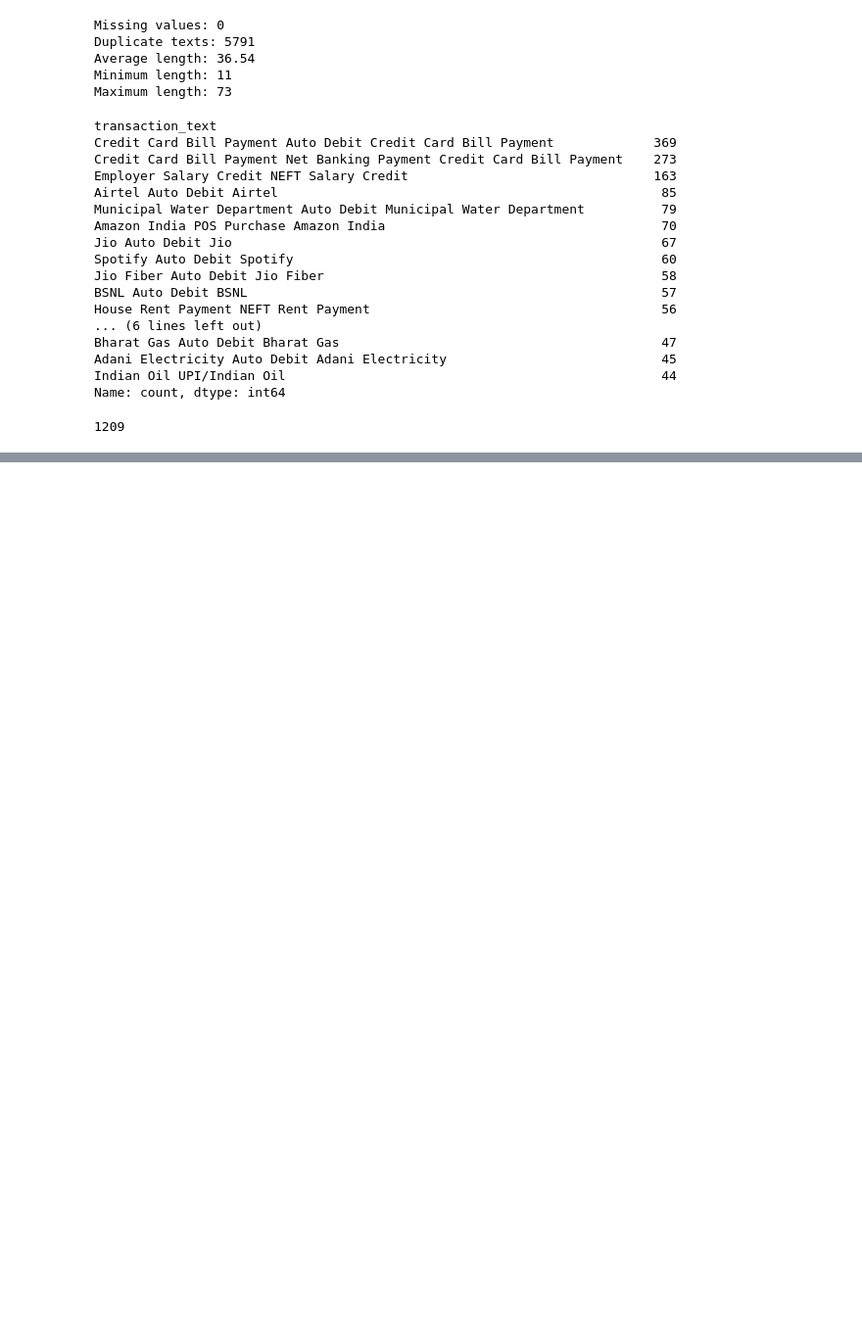
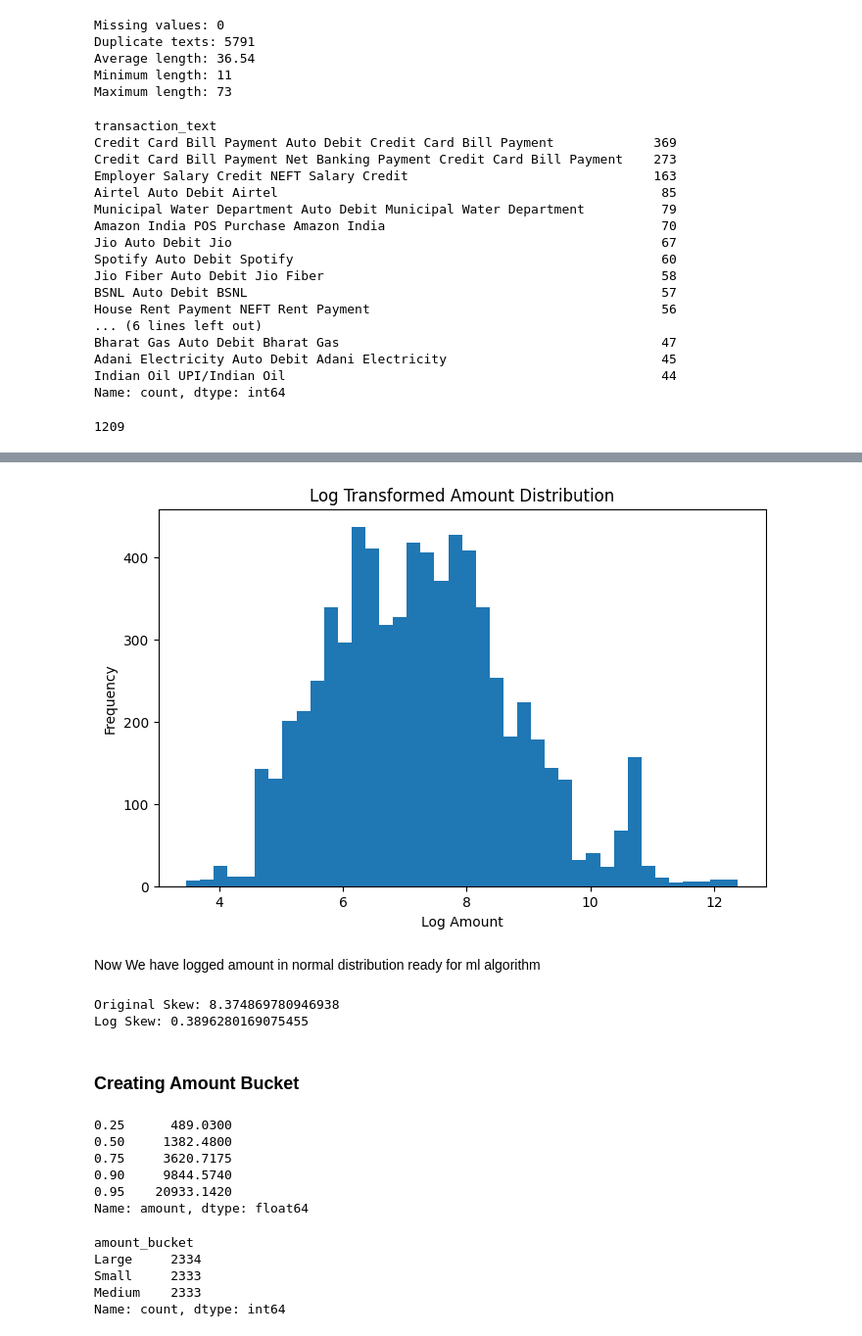
Before and after one commit to SatheMonika04/AI-Financial-Wellness-Coach, a Jupyter notebook: Feature_Engineering/feature_engineering_m.ipynb, the cells around one changed output, grey strips where cells are left out. Shown at 98% size. Cells and saved outputs as stored; diff of their text form; code cells hidden in the pictures; blank space fills up the shorter version.

```diff
--- a/Feature_Engineering/feature_engineering_m.ipynb
+++ b/Feature_Engineering/feature_engineering_m.ipynb
@@ -548,0 +604,28 @@ df["transaction_text"].nunique()
+# %%
+plt.figure(figsize=(8,5))
+plt.hist(df["amount_log"], bins=40)
+plt.title("Log Transformed Amount Distribution")
+plt.xlabel("Log Amount")
+plt.ylabel("Frequency")
+plt.show()
+# %% [output]
+[figure, added]
+# %% [markdown]
+Now We have logged amount in normal distribution ready for ml algorithm
+# %%
+print("Original Skew:", df["amount"].skew())
+print("Log Skew:", df["amount_log"].skew())
+# %% [output]
+Original Skew: 8.374869780946938
+Log Skew: 0.3896280169075455
+# %% [markdown]
+### Creating Amount Bucket
+# %%
+df['amount'].quantile([0.25 , 0.50 , 0.75 , 0.90 , 0.95])
+# %% [output]
+0.25      489.0300
+0.50     1382.4800
+0.75     3620.7175
+0.90     9844.5740
+0.95    20933.1420
+Name: amount, dtype: float64
@@ -548,0 +638,8 @@ df["transaction_text"].nunique()
+# %%
+df['amount_bucket'].value_counts()
+# %% [output]
+amount_bucket
+Large     2334
+Small     2333
+Medium    2333
+Name: count, dtype: int64
```
Also changed, not shown: parts of 11 cells of this notebook, 1 other file.
